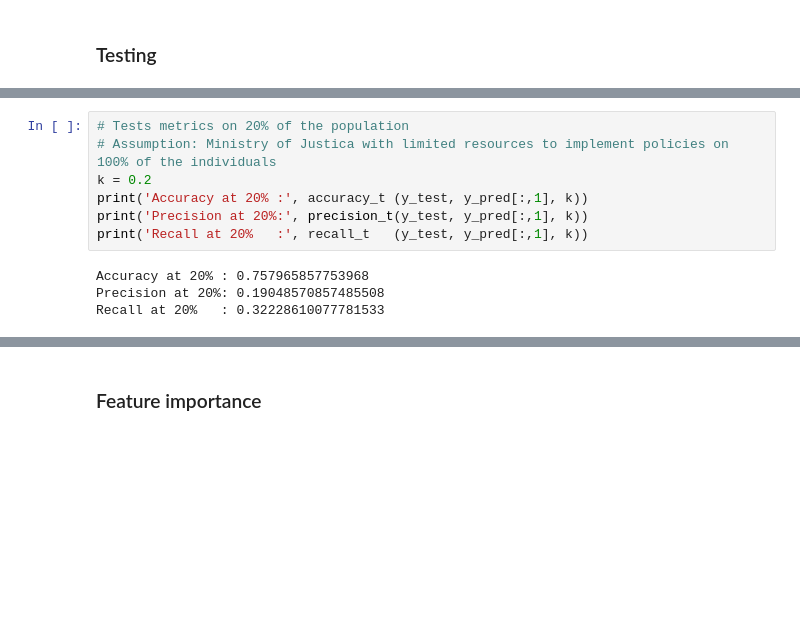
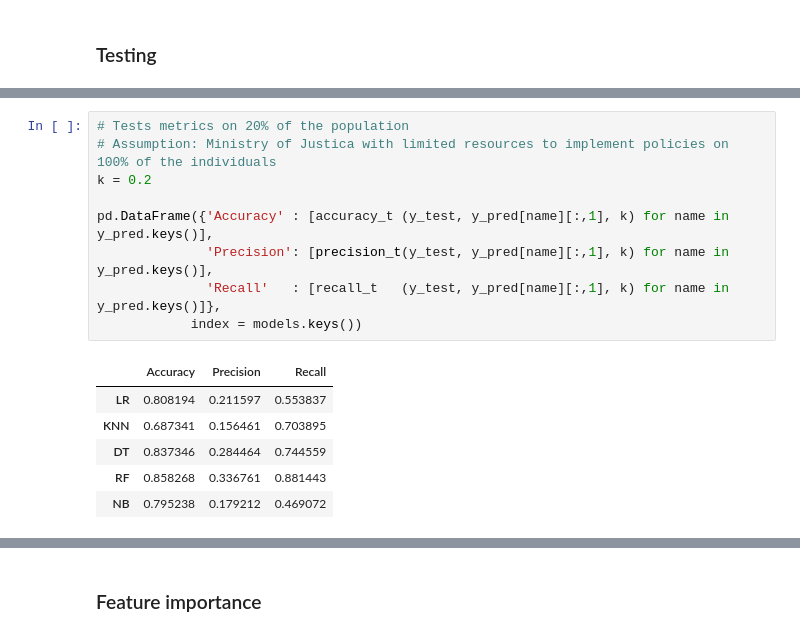
Before and after one commit to dehoyosb/MinJusticia_team77_DS4A_Project, a Jupyter notebook: supervised_lgoyenec.ipynb, the cells around one changed output, grey strips where cells are left out. Saved outputs shown, nothing was run; the diff lists cells and outputs as text; blank space fills up the shorter version.

```diff
--- a/supervised_lgoyenec.ipynb
+++ b/supervised_lgoyenec.ipynb
@@ -355,11 +369,16 @@ y_pred = best_model.predict_proba(X_test)
 # %%
 # Tests metrics on 20% of the population
 # Assumption: Ministry of Justica with limited resources to implement policies on 100% of the individuals
 k = 0.2
-print('Accuracy at 20% :', accuracy_t (y_test, y_pred[:,1], k))
-print('Precision at 20%:', precision_t(y_test, y_pred[:,1], k))
-print('Recall at 20%   :', recall_t   (y_test, y_pred[:,1], k))
+
+pd.DataFrame({'Accuracy' : [accuracy_t (y_test, y_pred[name][:,1], k) for name in y_pred.keys()],
+              'Precision': [precision_t(y_test, y_pred[name][:,1], k) for name in y_pred.keys()],
+              'Recall'   : [recall_t   (y_test, y_pred[name][:,1], k) for name in y_pred.keys()]},
+            index = models.keys())
 # %% [output]
-Accuracy at 20% : 0.757965857753968
-Precision at 20%: 0.19048570857485508
-Recall at 20%   : 0.32228610077781533
+|  | Accuracy | Precision | Recall |
+| LR | 0.808194 | 0.211597 | 0.553837 |
+| KNN | 0.687341 | 0.156461 | 0.703895 |
+| DT | 0.837346 | 0.284464 | 0.744559 |
+| RF | 0.858268 | 0.336761 | 0.881443 |
+| NB | 0.795238 | 0.179212 | 0.469072 |
```
Also changed, not shown: parts of 32 cells of this notebook.
